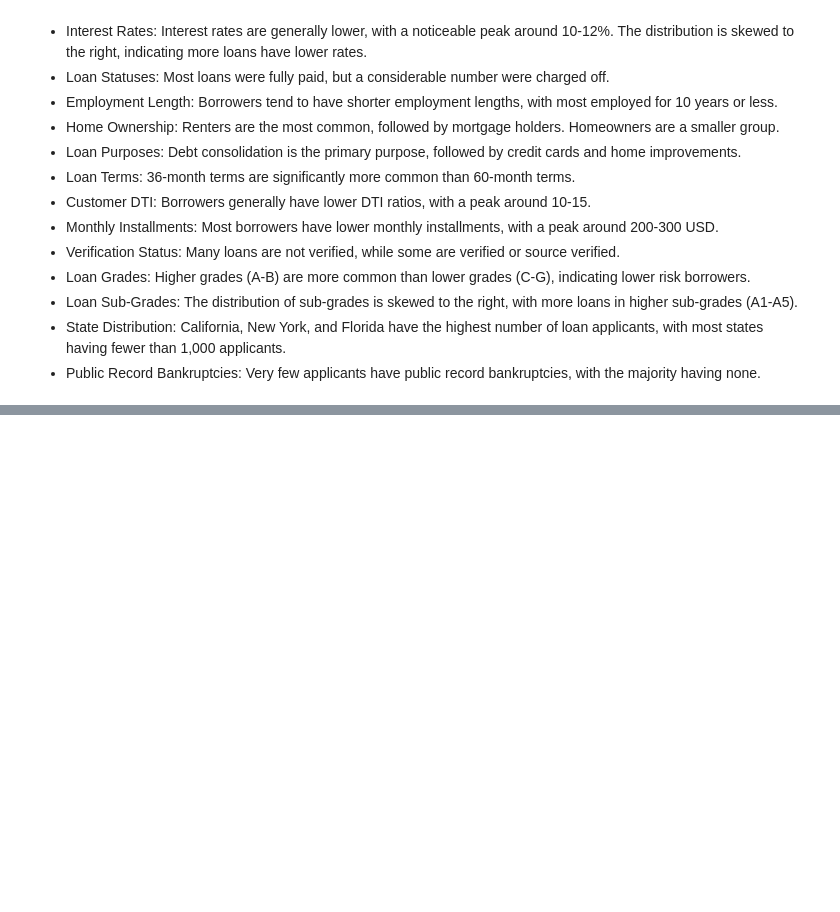
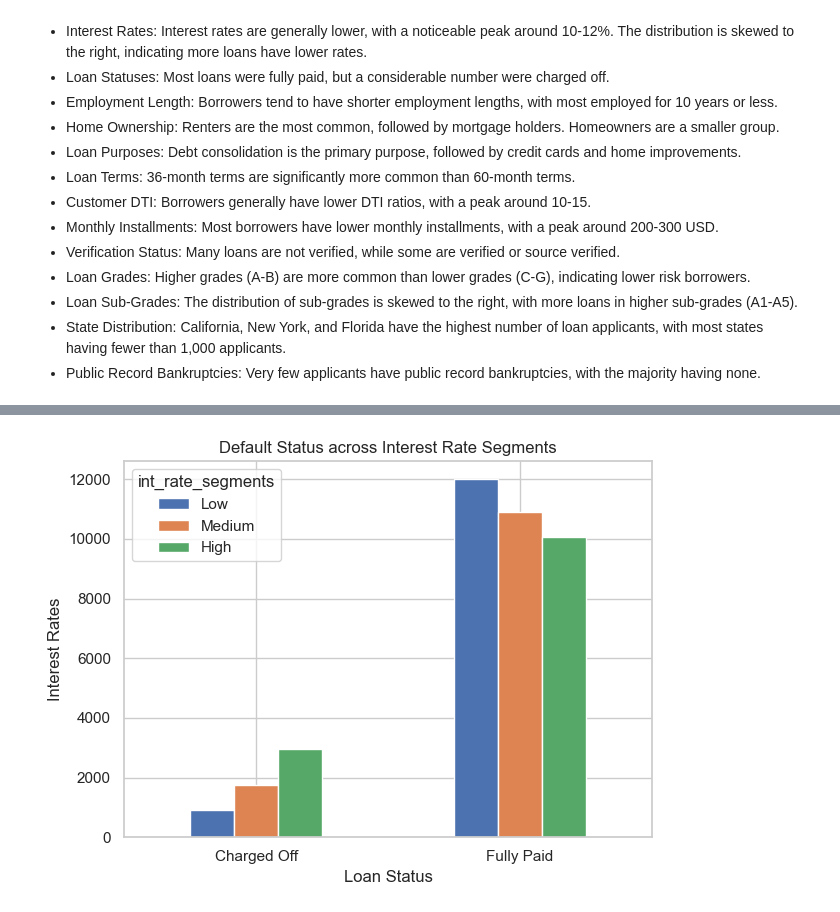
Before and after one commit to sowmilydutta/Lending_Club_Case_Study, a Jupyter notebook: Sowmily_Dutta_Case_study.ipynb, the cells around one changed output, grey strips where cells are left out. Drawn from its saved outputs; the diff is of its cells as text; code cells hidden in the pictures; blank space fills up the shorter version.

```diff
--- a/Sowmily_Dutta_Case_study.ipynb
+++ b/Sowmily_Dutta_Case_study.ipynb
@@ -394,0 +411,11 @@ plt.show()
+# %%
+# Figure 2: Plot the Default Status across Interest Rate Segments
+df_cleaned.groupby('loan_status')['int_rate_segments'].value_counts().unstack().plot(kind='bar')
+plt.title("Default Status across Interest Rate Segments")
+plt.xticks(rotation=0)
+plt.xlabel('Loan Status')
+plt.ylabel('Interest Rates')
+plt.tight_layout()
+plt.show()
+# %% [output]
+[figure, added]
```
Also changed, not shown: parts of 6 cells of this notebook.
